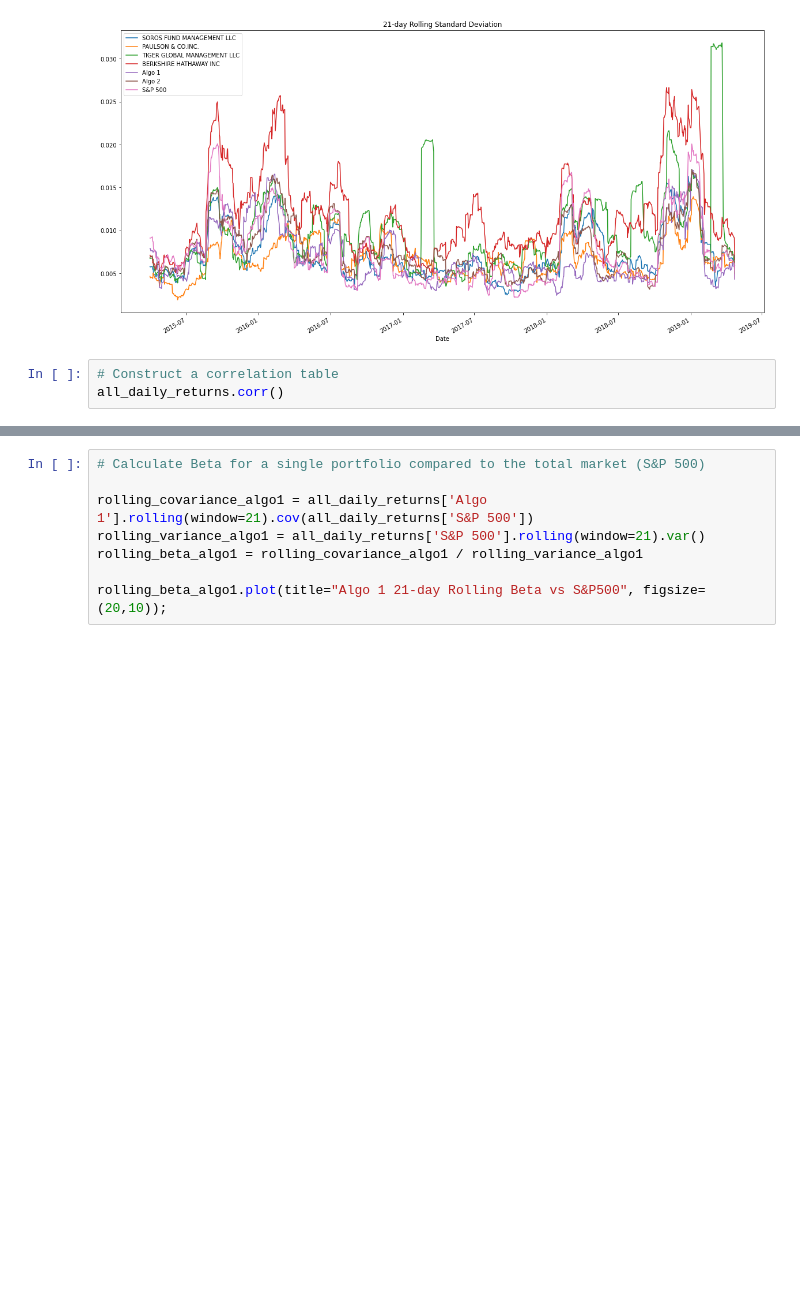
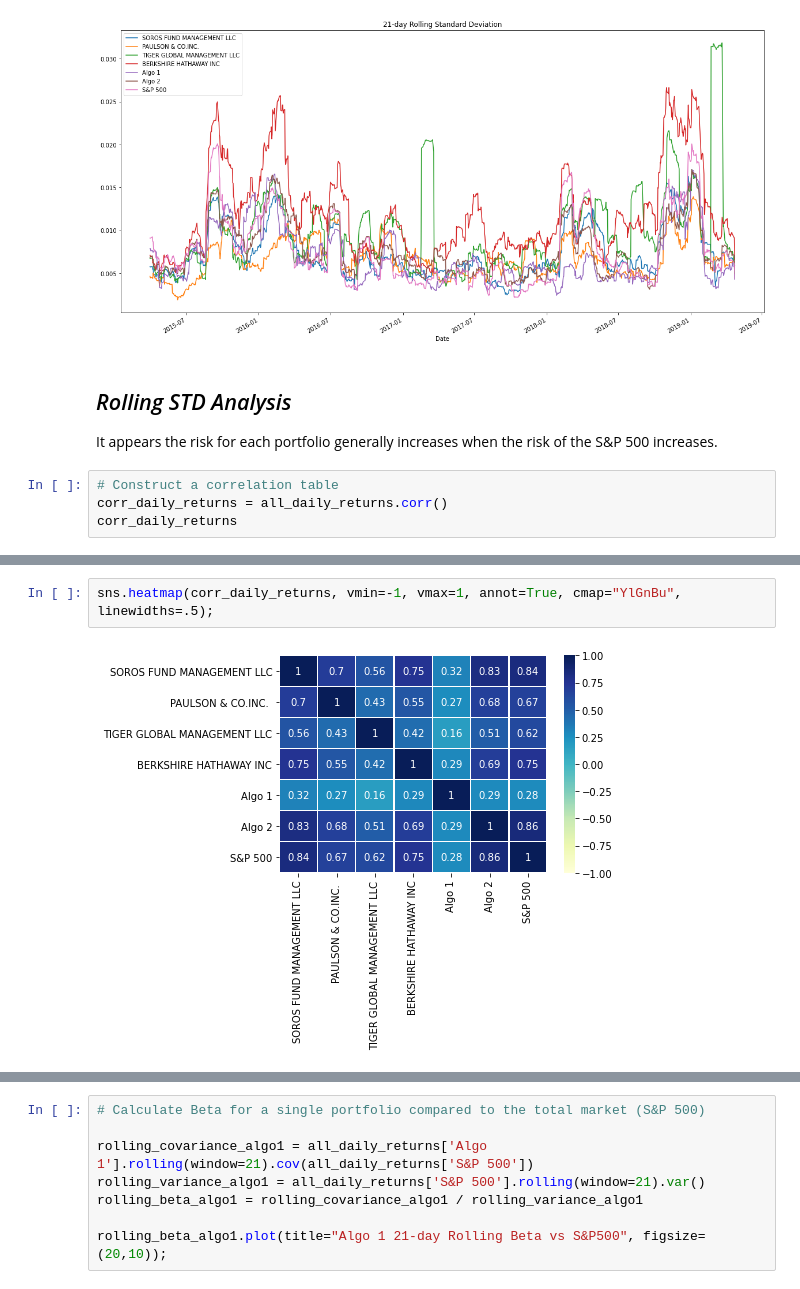
Before and after one commit to kris-ai/pandas-homework, a Jupyter notebook: solution/whale_analysis.ipynb, the cells around one changed output, grey strips where cells are left out. Drawn from its saved outputs; the diff is of its cells as text; blank space fills up the shorter version.

Commit message:
Final HW push with Analysis questions inserted

```diff
--- a/solution/whale_analysis.ipynb
+++ b/solution/whale_analysis.ipynb
@@ -309,9 +320,14 @@ Risk changes over time. Analyze the rolling statistics for Risk and Beta.
 all_daily_returns.rolling(window=21).std().plot(title="21-day Rolling Standard Deviation", figsize=(20,10), legend=True);
 # %% [output]
 [figure]
+# %% [markdown]
+## *Rolling STD Analysis*
+
+It appears the risk for each portfolio generally increases when the risk of the S&P 500 increases.
 # %%
 # Construct a correlation table
-all_daily_returns.corr()
+corr_daily_returns = all_daily_returns.corr()
+corr_daily_returns
 # %% [output]
 |  | SOROS FUND MANAGEMENT LLC | PAULSON & CO.INC. | TIGER GLOBAL MANAGEMENT LLC | BERKSHIRE HATHAWAY INC | Algo 1 | Algo 2 | ... |
 | SOROS FUND MANAGEMENT LLC | 1.000000 | 0.699914 | 0.561243 | 0.754360 | 0.321211 | 0.826873 | ... |
@@ -321,3 +337,7 @@ all_daily_returns.corr()
 | Algo 1 | 0.321211 | 0.268840 | 0.164387 | 0.292033 | 1.000000 | 0.288243 | ... |
 | Algo 2 | 0.826873 | 0.678152 | 0.507414 | 0.688082 | 0.288243 | 1.000000 | ... |
 | S&P 500 | 0.837864 | 0.669732 | 0.623946 | 0.751371 | 0.279494 | 0.858764 | ... |
+# %%
+sns.heatmap(corr_daily_returns, vmin=-1, vmax=1, annot=True, cmap="YlGnBu", linewidths=.5);
+# %% [output]
+[figure, added]
```
Also changed, not shown: parts of 10 cells of this notebook, 1 other file.
